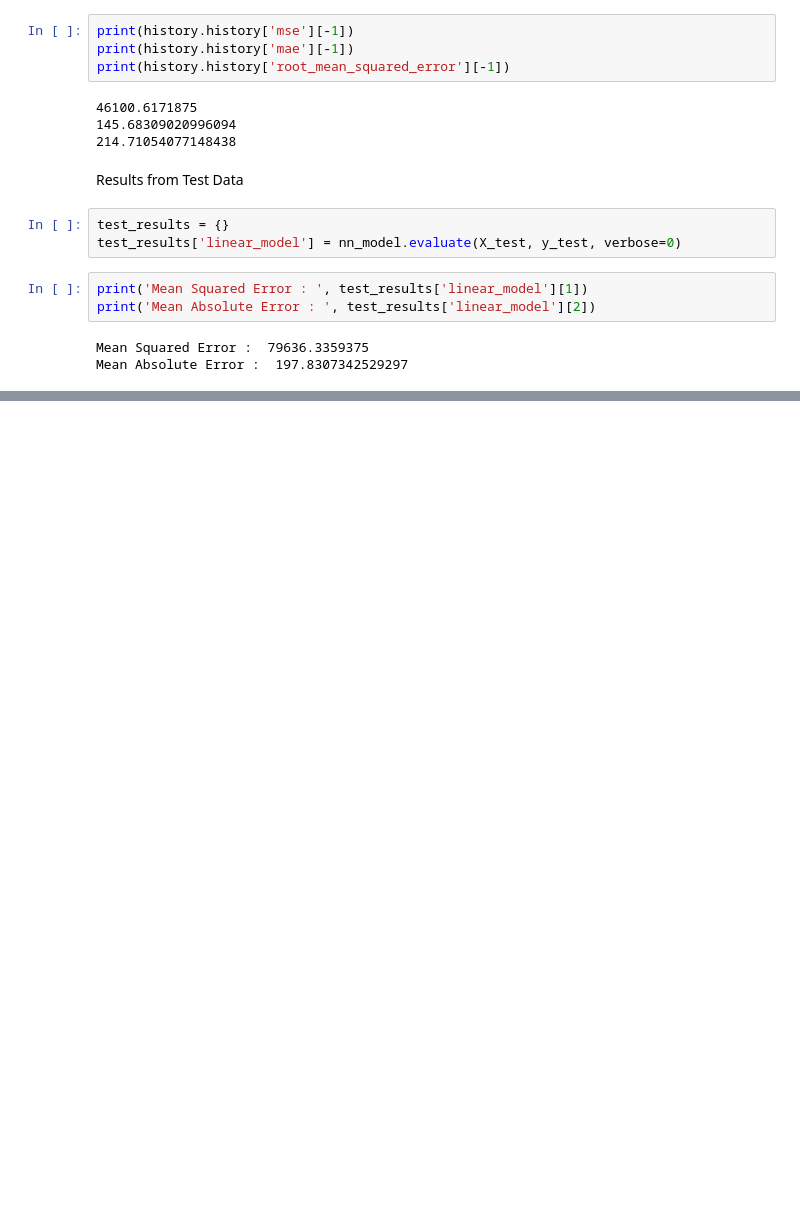
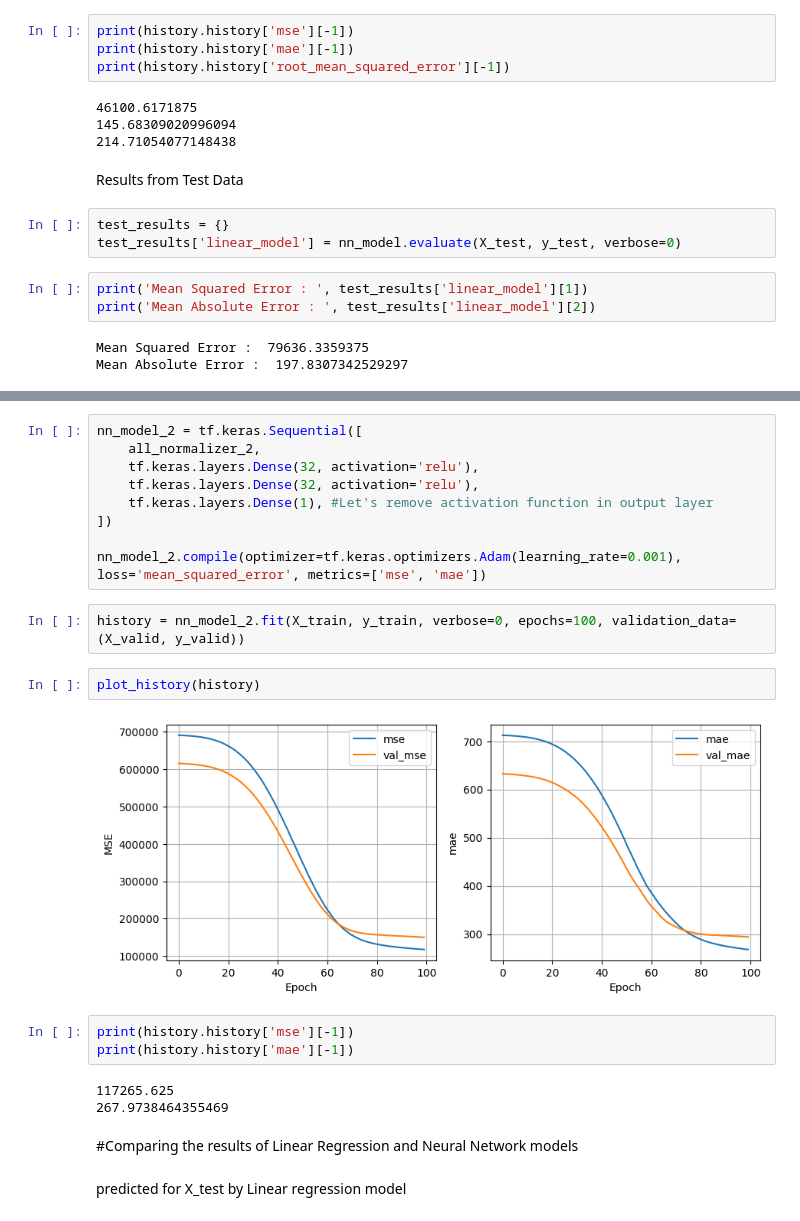
Before and after one commit to sumukhbhat12/Machine-Learning-Course-FreeCodeCamp, a Jupyter notebook: Seoul_Bike_Sharing_Demand_dataset_analysis.ipynb, the cells around one changed output, grey strips where cells are left out. Cells and saved outputs as stored; diff of their text form; blank space fills up the shorter version.

```diff
--- a/Seoul_Bike_Sharing_Demand_dataset_analysis.ipynb
+++ b/Seoul_Bike_Sharing_Demand_dataset_analysis.ipynb
@@ -357,0 +428,25 @@ Mean Absolute Error :  197.8307342529297
+# %%
+nn_model_2 = tf.keras.Sequential([
+    all_normalizer_2,
+    tf.keras.layers.Dense(32, activation='relu'),
+    tf.keras.layers.Dense(32, activation='relu'),
+    tf.keras.layers.Dense(1), #Let's remove activation function in output layer
+])
+
+nn_model_2.compile(optimizer=tf.keras.optimizers.Adam(learning_rate=0.001), loss='mean_squared_error', metrics=['mse', 'mae'])
+# %%
+history = nn_model_2.fit(X_train, y_train, verbose=0, epochs=100, validation_data=(X_valid, y_valid))
+# %%
+plot_history(history)
+# %% [output]
+[figure, added]
+# %%
+print(history.history['mse'][-1])
+print(history.history['mae'][-1])
+# %% [output]
+117265.625
+267.9738464355469
+# %% [markdown]
+#Comparing the results of Linear Regression and Neural Network models
+# %% [markdown]
+predicted for X_test by Linear regression model
```
Also changed, not shown: parts of 21 cells of this notebook.
